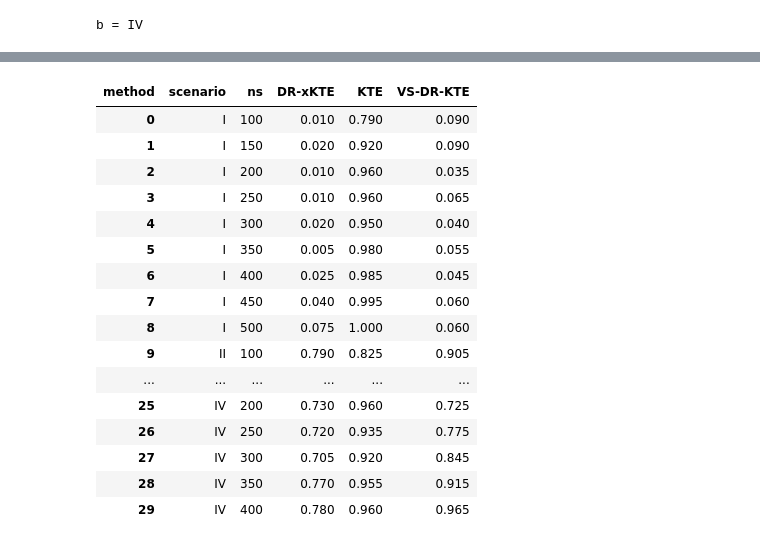
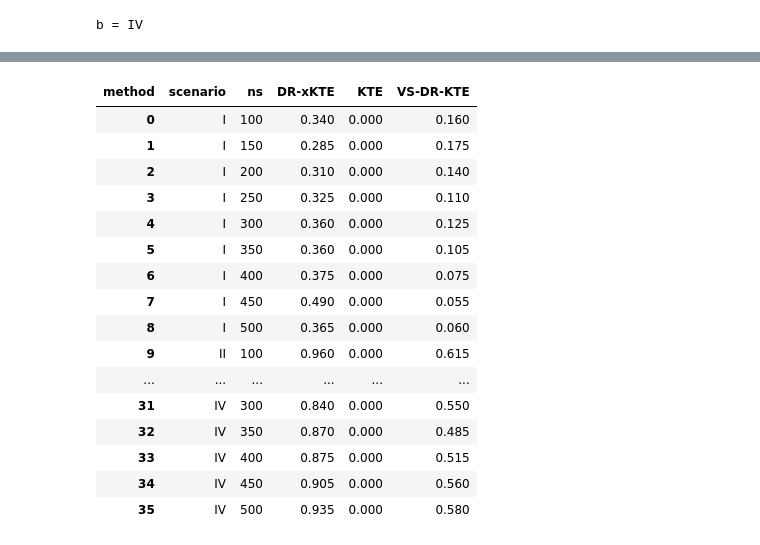
Before and after one commit to houssamzenati/adaptive-KTE, a Jupyter notebook: experiment_adaptive_rebuttal.ipynb, the cells around one changed output, grey strips where cells are left out. Drawn from its saved outputs; the diff is of its cells as text; code cells hidden in the pictures.

```diff
--- a/experiment_adaptive_rebuttal.ipynb
+++ b/experiment_adaptive_rebuttal.ipynb
@@ -47,7 +201,7 @@ h_sigmoidal = lambda x: np.log(np.abs(16 * x - 8) + 1) * np.sign(x - 0.5)
 
 def generate_adaptive_data(
     ns, d, beta_vec, noise_var, scenario,
-    eps0=0.2, eps_min=0.05, power=0.99, lam=1e-2,
+    eps0=0.2, eps_min=0.01, power=0.99, lam=1e-2,
     rng=None, split="alternating"
 ):
     rng = rng or np.random.RandomState(0)
@@ -130,23 +284,29 @@ def generate_adaptive_data(
     for r, t in enumerate(idx0):
         th0 = theta0_snap[t]; th1 = theta1_snap[t]; eps_t = eps_at(t)
         q0 = Z0 @ th0; q1 = Z0 @ th1
-        Pi_fold0_on_0[r] = np.where(q1 > q0, 1 - 0.5 * eps_t,
-                             np.where(q1 < q0, 0.5 * eps_t, 0.5))
+        Pi_fold0_on_0[r] = np.where(
+            q1 > q0, 1 - 0.5 * eps_t,
+            np.where(q1 < q0, 0.5 * eps_t, 0.5)
+        )
 
     Pi_fold1_on_1 = np.empty((N1, N1))
     for r, t in enumerate(idx1):
         th0 = theta0_snap[t]; th1 = theta1_snap[t]; eps_t = eps_at(t)
         q0 = Z1 @ th0; q1 = Z1 @ th1
-        Pi_fold1_on_1[r] = np.where(q1 > q0, 1 - 0.5 * eps_t,
-                             np.where(q1 < q0, 0.5 * eps_t, 0.5))
+        Pi_fold1_on_1[r] = np.where(
+            q1 > q0, 1 - 0.5 * eps_t,
+            np.where(q1 < q0, 0.5 * eps_t, 0.5)
+        )
 
     P_all = np.empty((ns, ns), dtype=np.float32)
     for t in range(ns):
         th0 = theta0_snap[t]; th1 = theta1_snap[t]; eps_t = eps_at(t)
         q0_all = X_aug @ th0
         q1_all = X_aug @ th1
-        P_all[t] = np.where(q1_all > q0_all, 1 - 0.5 * eps_t,
-                     np.where(q1_all < q0_all, 0.5 * eps_t, 0.5))
+        P_all[t] = np.where(
+            q1_all > q0_all, 1 - 0.5 * eps_t,
+            np.where(q1_all < q0_all, 0.5 * eps_t, 0.5)
+        )
 
     return X, A, Y[:, None], w, Pi_fold0_on_0, Pi_fold1_on_1, idx0, idx1, P_all
 # %% [markdown]
@@ -527,9 +897,10 @@ plt.show()
 num_experiments=200
 iterations=100
 
-ns_list = np.arange(100, 450, 50)
+ns_list = np.arange(450, 550, 50)
 b_list = ['II', 'III', 'IV']
 method_list = ['VS-DR-KTE', 'DR-xKTE', 'KTE']
+# method_list = ['DR-xKTE']
 
 
 experiment = 'adaptive_rebuttal'
@@ -667,7 +1038,7 @@ def aggregate_results_adaptive(
     name_folder="results/adaptive_rebuttal/",
     scenario_list=("I", "II", "III", "IV"),
     ns_list_null=np.arange(100, 550, 50),   # from cell 7
-    ns_list_alt=np.arange(100, 450, 50),    # from cell 12
+    ns_list_alt=np.arange(100, 550, 50),    # from cell 12
     methods=("VS-DR-KTE", "DR-xKTE", "KTE"),
     split_suffix="_alternating.csv",
     alpha=0.05,
@@ -698,49 +1069,49 @@ def aggregate_results_adaptive(
                     {
                         "scenario": scenario,
                         "ns": ns,
                         "method": method,
                         "rej_rate": rej,
                         "mean_stat": stat_vals.mean(),
                         "mean_time": times.mean(),
                         "n_experiments": len(pvals),
                     }
                 )
 
     results_df = pd.DataFrame(rows)
     return results_df
 
 results_table = aggregate_results_adaptive()
 results_table
 
 results_pivot = (
     results_table
     .pivot_table(
         index=["scenario", "ns"],
         columns="method",
         values="rej_rate",
     )
     .reset_index()
 )
 
 results_pivot
 # %% [output]
 | method | scenario | ns | DR-xKTE | KTE | VS-DR-KTE |
-| 0 | I | 100 | 0.010 | 0.790 | 0.090 |
-| 1 | I | 150 | 0.020 | 0.920 | 0.090 |
-| 2 | I | 200 | 0.010 | 0.960 | 0.035 |
-| 3 | I | 250 | 0.010 | 0.960 | 0.065 |
-| 4 | I | 300 | 0.020 | 0.950 | 0.040 |
-| 5 | I | 350 | 0.005 | 0.980 | 0.055 |
-| 6 | I | 400 | 0.025 | 0.985 | 0.045 |
-| 7 | I | 450 | 0.040 | 0.995 | 0.060 |
-| 8 | I | 500 | 0.075 | 1.000 | 0.060 |
-| 9 | II | 100 | 0.790 | 0.825 | 0.905 |
+| 0 | I | 100 | 0.340 | 0.000 | 0.160 |
+| 1 | I | 150 | 0.285 | 0.000 | 0.175 |
+| 2 | I | 200 | 0.310 | 0.000 | 0.140 |
+| 3 | I | 250 | 0.325 | 0.000 | 0.110 |
+| 4 | I | 300 | 0.360 | 0.000 | 0.125 |
+| 5 | I | 350 | 0.360 | 0.000 | 0.105 |
+| 6 | I | 400 | 0.375 | 0.000 | 0.075 |
+| 7 | I | 450 | 0.490 | 0.000 | 0.055 |
+| 8 | I | 500 | 0.365 | 0.000 | 0.060 |
+| 9 | II | 100 | 0.960 | 0.000 | 0.615 |
 | ... | ... | ... | ... | ... | ... |
-| 25 | IV | 200 | 0.730 | 0.960 | 0.725 |
-| 26 | IV | 250 | 0.720 | 0.935 | 0.775 |
-| 27 | IV | 300 | 0.705 | 0.920 | 0.845 |
-| 28 | IV | 350 | 0.770 | 0.955 | 0.915 |
-| 29 | IV | 400 | 0.780 | 0.960 | 0.965 |
+| 31 | IV | 300 | 0.840 | 0.000 | 0.550 |
+| 32 | IV | 350 | 0.870 | 0.000 | 0.485 |
+| 33 | IV | 400 | 0.875 | 0.000 | 0.515 |
+| 34 | IV | 450 | 0.905 | 0.000 | 0.560 |
+| 35 | IV | 500 | 0.935 | 0.000 | 0.580 |
 # %%
 # --- Build the master results table ---
 results_table = aggregate_results_adaptive()
```
Also changed, not shown: parts of 7 cells of this notebook, 2 other files.
